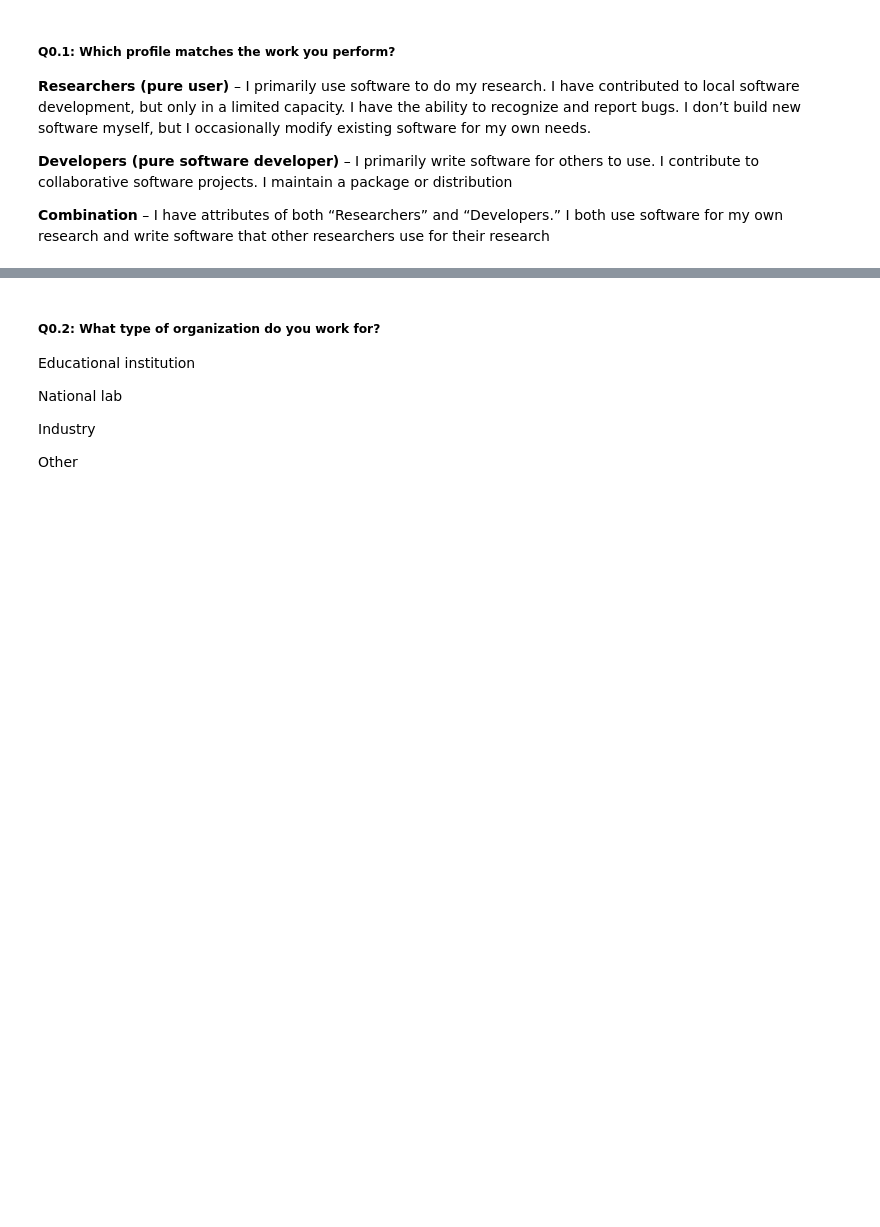
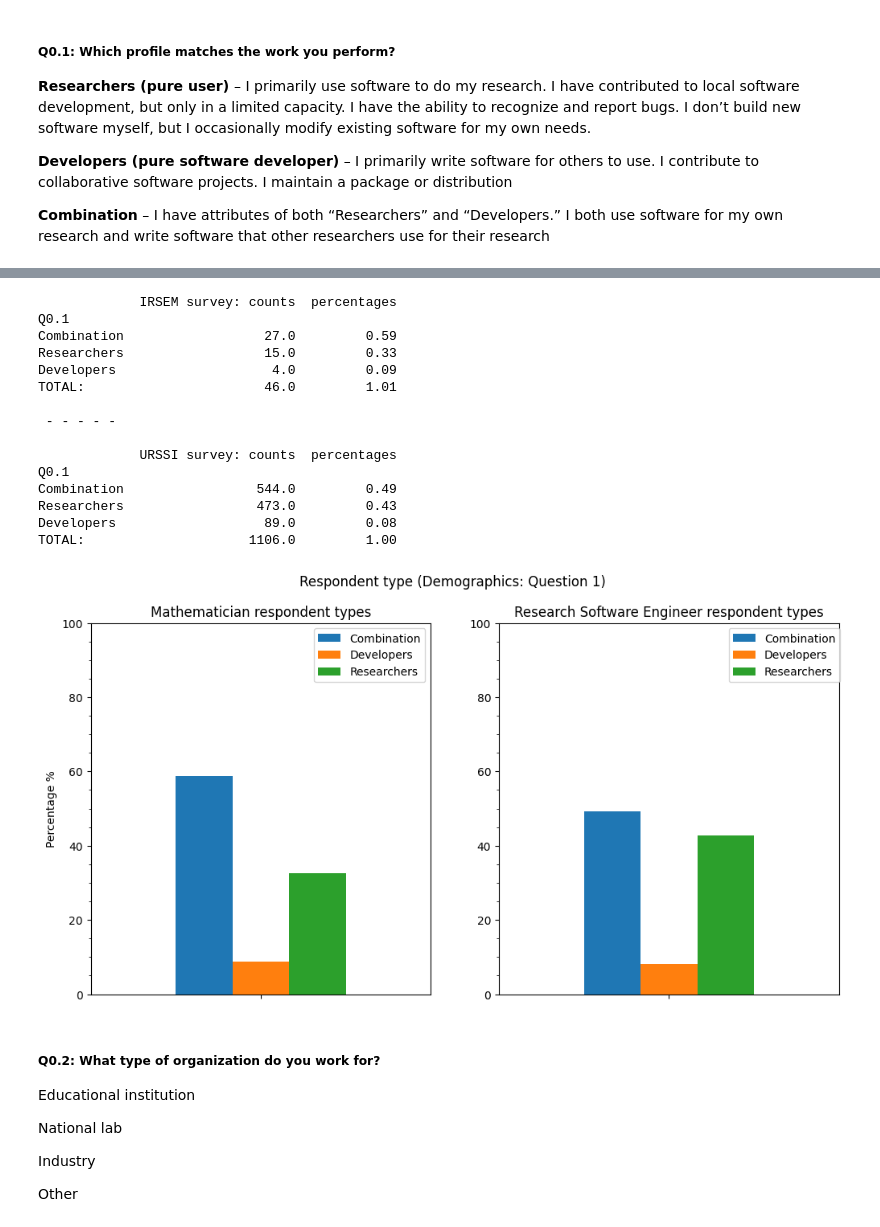
Before and after one commit to Not-Abram/Survey-for-Improving-Research-Software-Engineering-in-Mathematics, a Jupyter notebook: notebooks/surveydatacomparison.ipynb, the cells around one changed output, grey strips where cells are left out. Saved outputs shown, nothing was run; the diff lists cells and outputs as text; code cells hidden in the pictures; blank space fills up the shorter version.

```diff
--- a/notebooks/surveydatacomparison.ipynb
+++ b/notebooks/surveydatacomparison.ipynb
@@ -161,3 +208,33 @@ TOTAL:                     1106.0         1.00
+# %%
+questionID = "Q0.1"
+title = "Respondent type (Demographics: Question 1)"
+IRSEMsubtitle = "Mathematician respondent types"
+URSSIsubtitle = "Research Software Engineer respondent types"
+statement = ""
+
+# print raw data
+print_question(questionID=questionID)
+
+# graph question
+graph_question(questionID=questionID, title=title, IRSEMsubtitle=IRSEMsubtitle, URSSIsubtitle=URSSIsubtitle, statement=statement,
+               percentage=True, stacked=False)
+# %% [output]
+             IRSEM survey: counts  percentages
+Q0.1
+Combination                  27.0         0.59
+Researchers                  15.0         0.33
+Developers                    4.0         0.09
+TOTAL:                       46.0         1.01
+
+ - - - - -
+
+             URSSI survey: counts  percentages
+Q0.1
+Combination                 544.0         0.49
+Researchers                 473.0         0.43
+Developers                   89.0         0.08
+TOTAL:                     1106.0         1.00
+[figure, added]
 # %% [markdown]
 ##### Q0.2: What type of organization do you work for?
 
```
Also changed, not shown: parts of 42 cells of this notebook, 2 other files.
